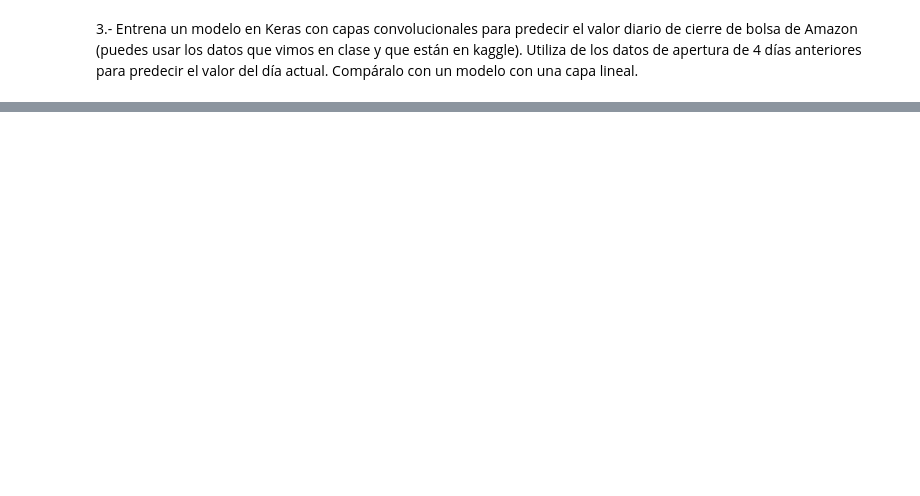
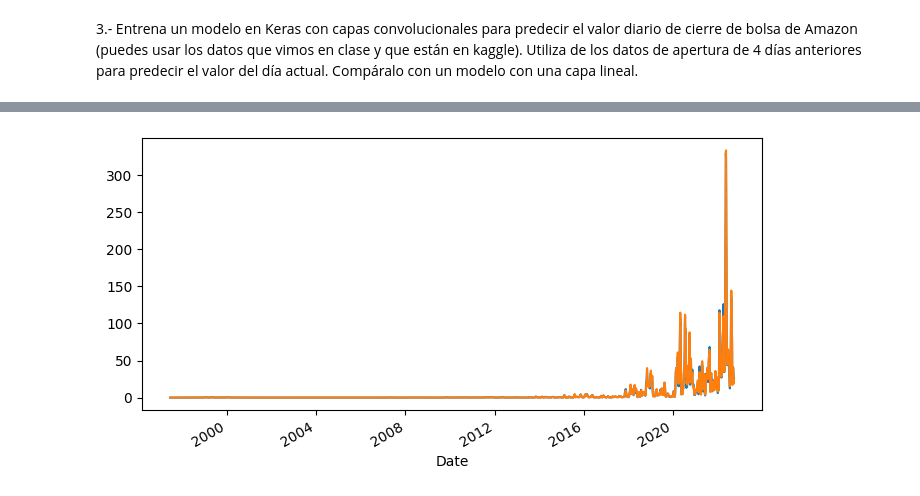
Before and after one commit to alfsanto/cnn-rnn, a Jupyter notebook: ejercicio_3.ipynb, the cells around one changed output, grey strips where cells are left out. Cells and saved outputs as stored; diff of their text form; code cells hidden in the pictures; blank space fills up the shorter version.

```diff
--- a/ejercicio_3.ipynb
+++ b/ejercicio_3.ipynb
@@ -22,0 +23,6 @@ AttributeError: module 'matplotlib.pyplot' has no attribute 'label'
+# %%
+plt.figure(figsize=(8,4))
+amzn_df.Close.rolling(window=22).var().plot()
+amzn_df.Open.rolling(window=22).var().plot();
+# %% [output]
+[figure, added]
```
Also changed, not shown: parts of 26 cells of this notebook, 3 other files.
